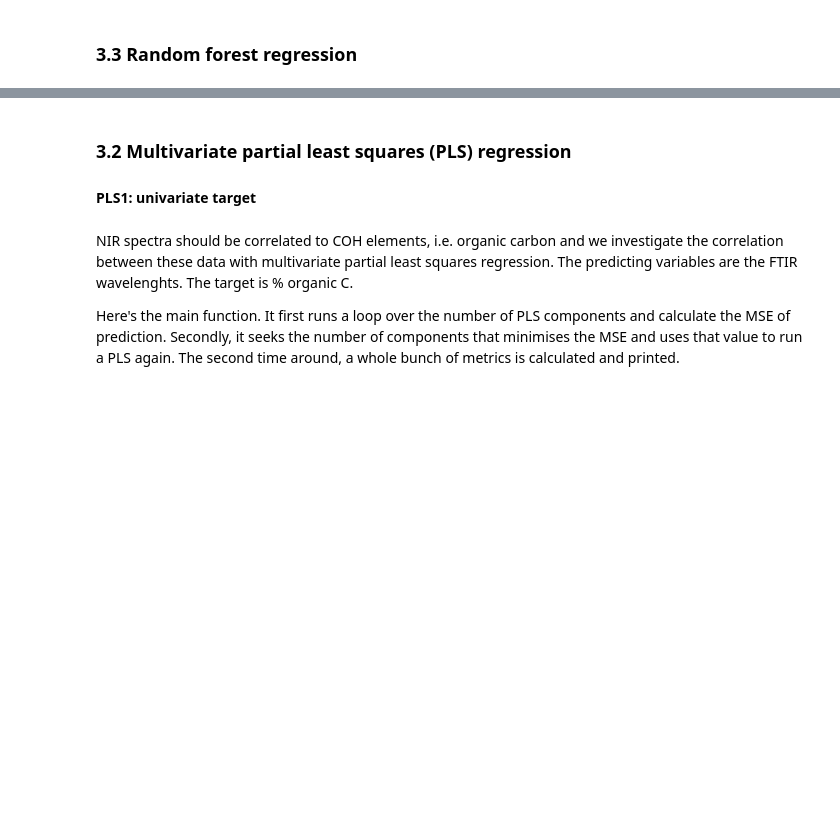
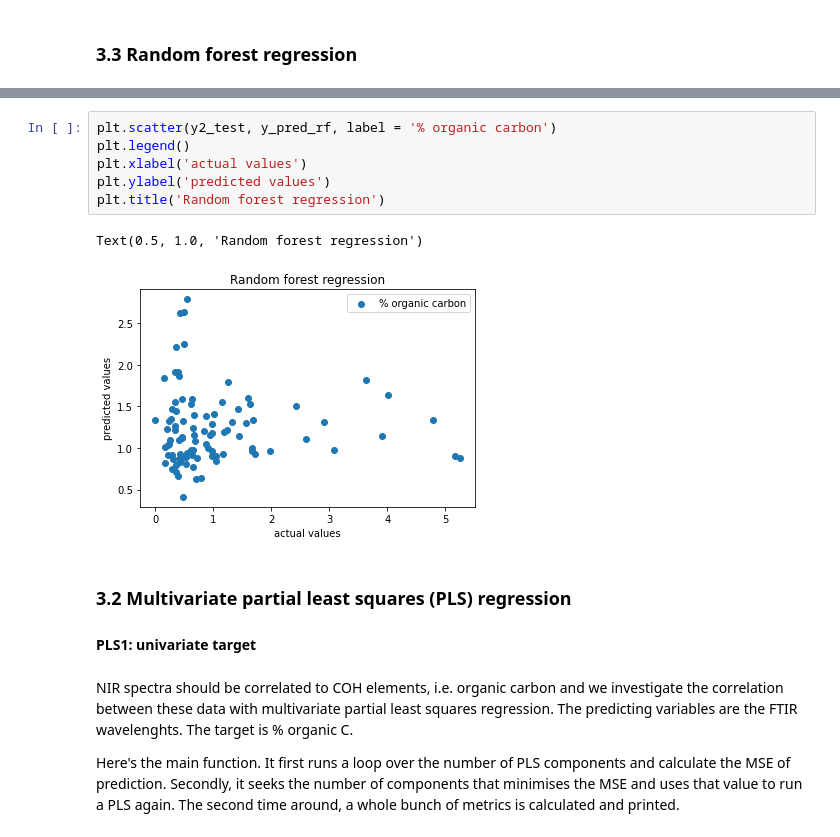
Before and after one commit to opsabarsec/African-soil-chemistry, a Jupyter notebook: afsis-soil-chem-MODEL.ipynb, the cells around one changed output, grey strips where cells are left out. Saved outputs shown, nothing was run; the diff lists cells and outputs as text; blank space fills up the shorter version.

```diff
--- a/afsis-soil-chem-MODEL.ipynb
+++ b/afsis-soil-chem-MODEL.ipynb
@@ -409,3 +447,12 @@ print('MSE: %5.3f' % rf_mse_c)
+# %%
+plt.scatter(y2_test, y_pred_rf, label = '% organic carbon')
+plt.legend()
+plt.xlabel('actual values')
+plt.ylabel('predicted values')
+plt.title('Random forest regression')
+# %% [output]
+Text(0.5, 1.0, 'Random forest regression')
+[figure, added]
 # %% [markdown]
 ### 3.2 Multivariate partial least squares (PLS) regression
 #### PLS1: univariate target
```
Also changed, not shown: parts of 22 cells of this notebook.
